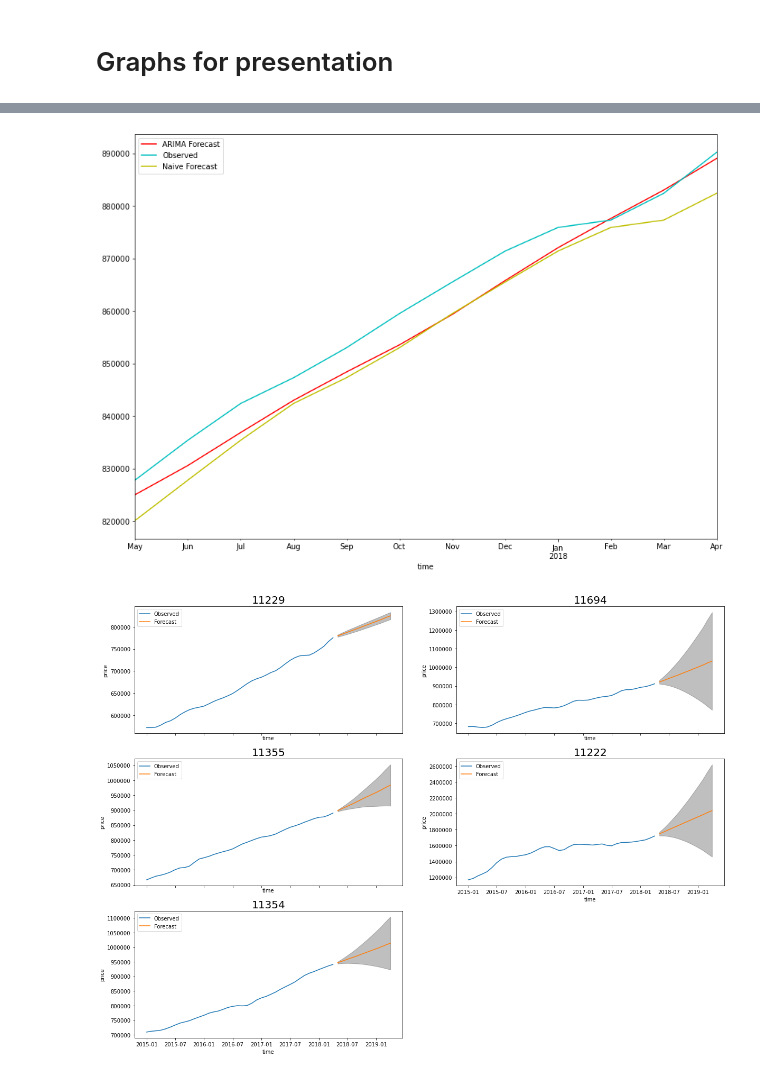
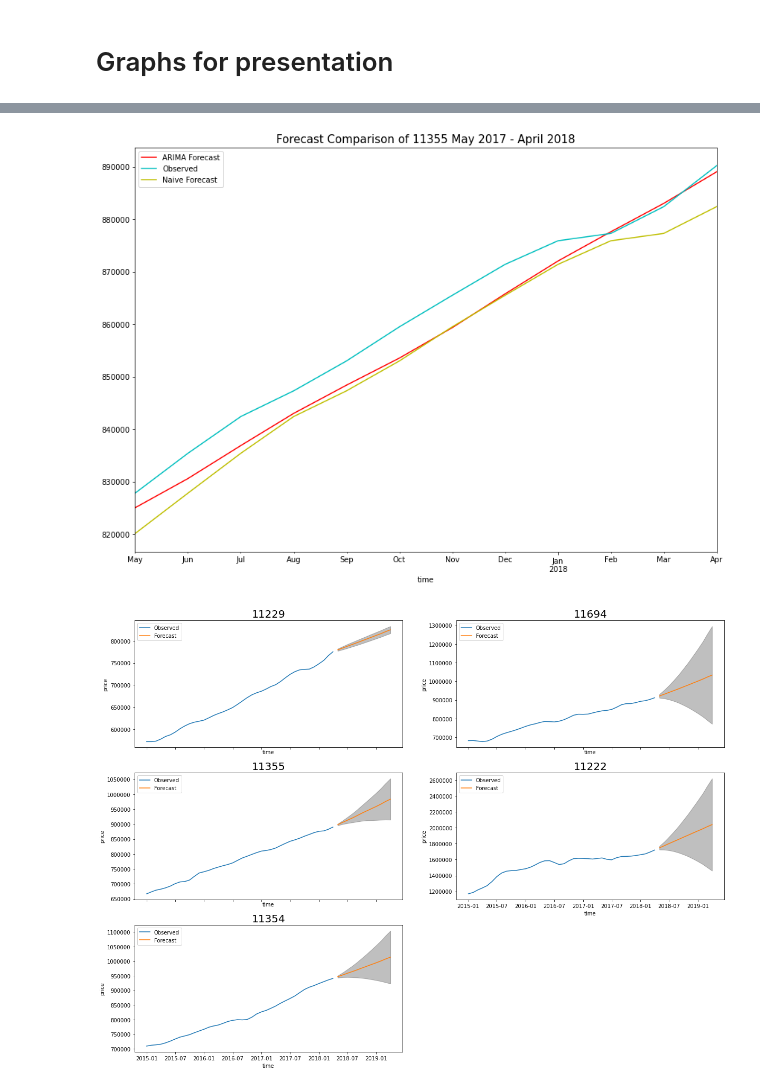
Before and after one commit to whyyoutoo/Forecasting-House-Price-Time-Series, a Jupyter notebook: Time_series_analysis.ipynb, the cells around one changed output, grey strips where cells are left out. Saved outputs shown, nothing was run; the diff lists cells and outputs as text; code cells hidden in the pictures.

```diff
--- a/Time_series_analysis.ipynb
+++ b/Time_series_analysis.ipynb
@@ -376,2 +355,2 @@ plt.axhline(y = 0.3, xmin = 0.4, color = 'r', linestyle='--', lw=2);
 # %%
-top10 = ny_df[(ny_df['07_11_roi'] > -0.125) & (ny_df['3_yr_roi'] > 0.3)]
+top10 = ny_df[(ny_df['07_11_roi'] > -0.12) & (ny_df['3_yr_roi'] > 0.3)]
@@ -1514,10 +1532,11 @@ shifted_pred = shifted_11355['2017-05-01':].value
 # %%
 fig, ax = plt.subplots(figsize = (14,10))
 prediction.plot(label = 'ARIMA Forecast', legend = True, ax = ax, color = 'r')
 test_11355.plot(y = 'value', label = 'Observed', legend = True, ax=ax, color = 'c')
-shifted_pred.plot (label = 'Naive Forecast', legend = True, ax = ax, color = 'y');
+shifted_pred.plot (label = 'Naive Forecast', legend = True, ax = ax, color = 'y')
+ax.set_title('Forecast Comparison of 11355 May 2017 - April 2018', fontsize = 15);
 # %% [output]
-[figure, old version]
+[figure, new version]
 # %%
 forecast_range = pd.date_range(start = '05-01-2018',
                                    periods = 12,
```
Also changed, not shown: parts of 121 cells of this notebook.
